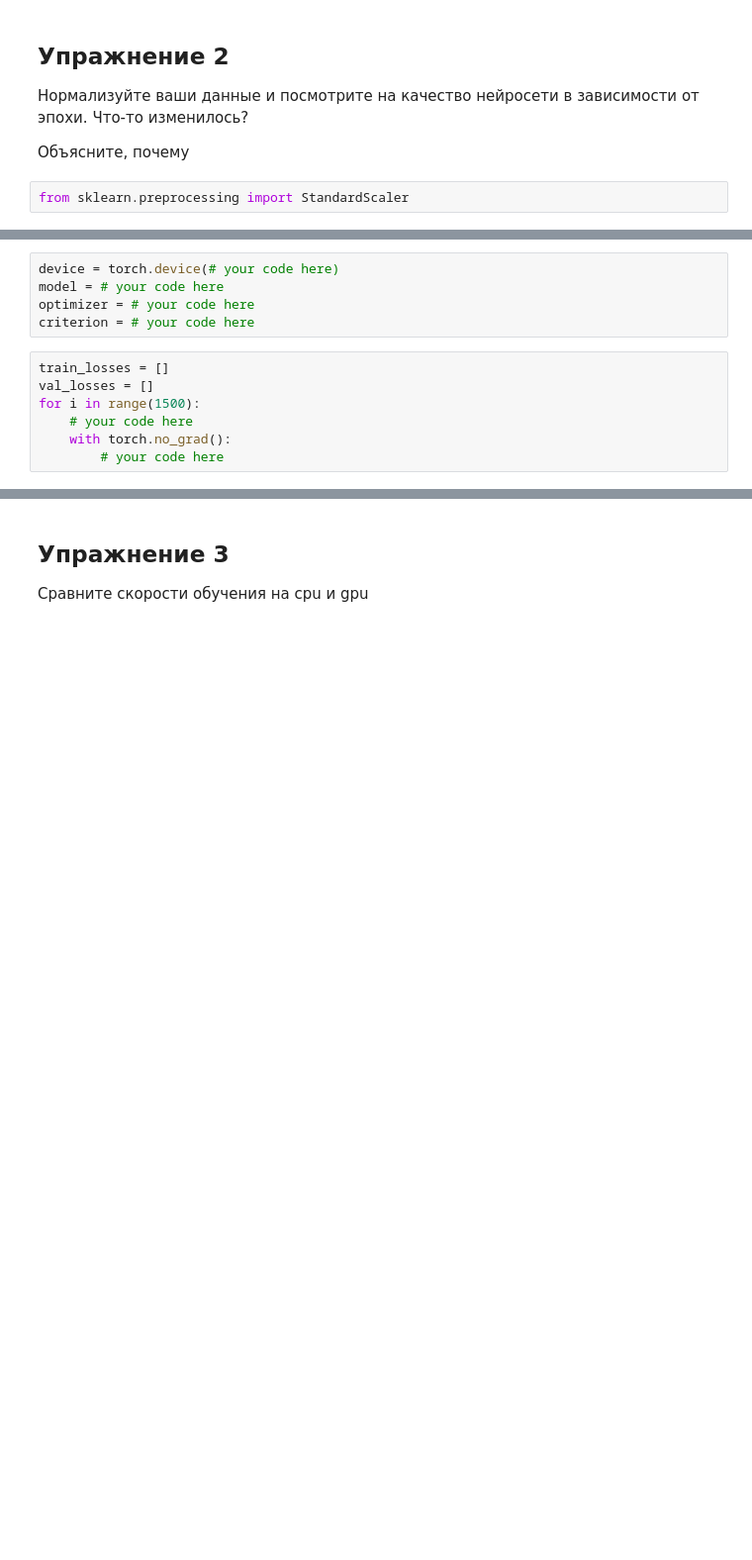
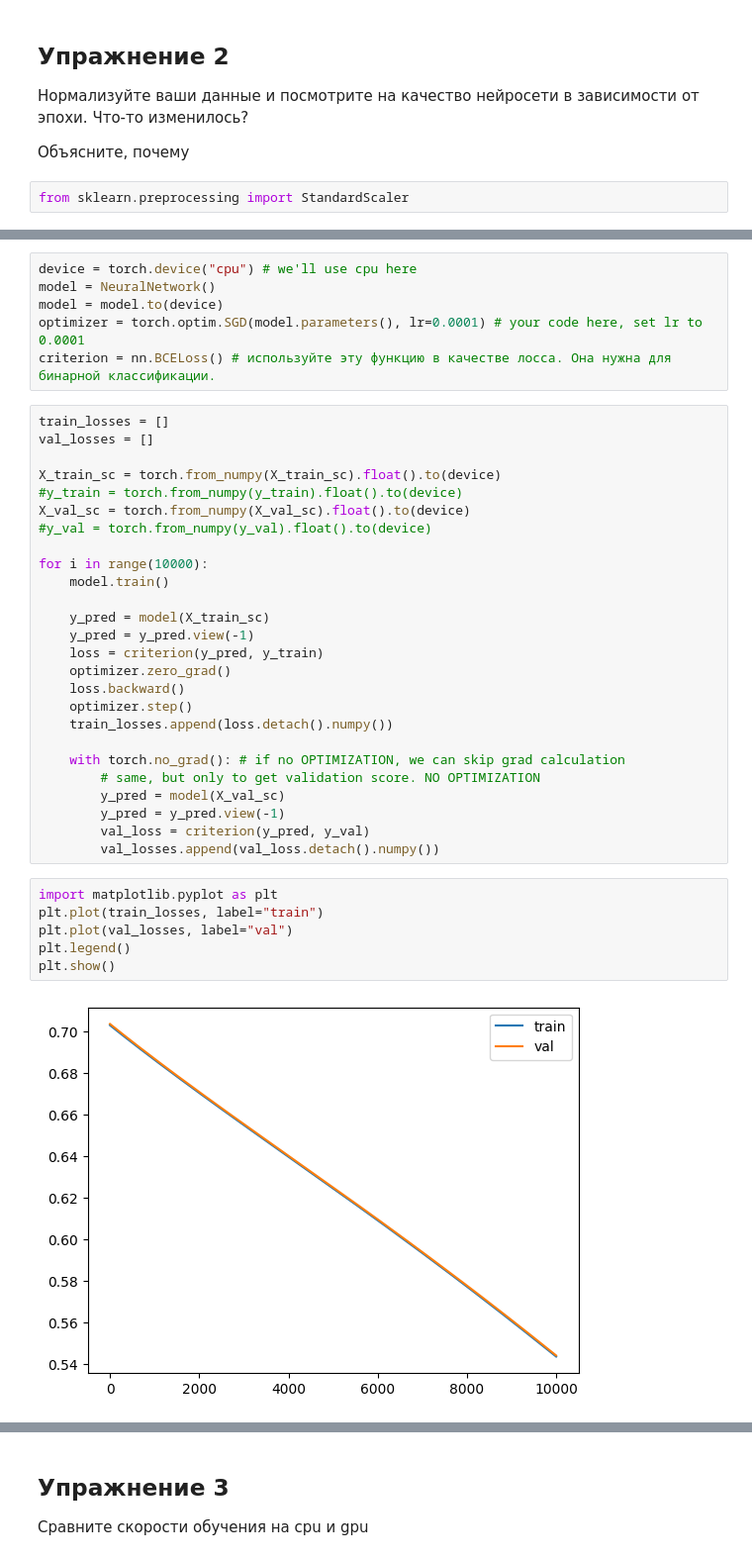
Before and after one commit to Existanze54/sirius-neural-networks-2024, a Jupyter notebook: Practices/02S_Introduction_NNs.ipynb, the cells around one changed output, grey strips where cells are left out. Shown at 99% size. Cells and saved outputs as stored; diff of their text form; blank space fills up the shorter version.

```diff
--- a/Practices/02S_Introduction_NNs.ipynb
+++ b/Practices/02S_Introduction_NNs.ipynb
@@ -107,12 +217,40 @@ X_test_sc = # your code here
-# %%
-device = torch.device(# your code here)
-model = # your code here
-optimizer = # your code here
-criterion = # your code here
-# %%
-train_losses = []
-val_losses = []
-for i in range(1500):
-    # your code here
-    with torch.no_grad():
-        # your code here
+# %%
+device = torch.device("cpu") # we'll use cpu here
+model = NeuralNetwork()
+model = model.to(device)
+optimizer = torch.optim.SGD(model.parameters(), lr=0.0001) # your code here, set lr to 0.0001
+criterion = nn.BCELoss() # используйте эту функцию в качестве лосса. Она нужна для бинарной классификации.
+# %%
+train_losses = []
+val_losses = []
+
+X_train_sc = torch.from_numpy(X_train_sc).float().to(device)
+#y_train = torch.from_numpy(y_train).float().to(device)
+X_val_sc = torch.from_numpy(X_val_sc).float().to(device)
+#y_val = torch.from_numpy(y_val).float().to(device)
+
+for i in range(10000):
+    model.train()
+
+    y_pred = model(X_train_sc)
+    y_pred = y_pred.view(-1)
+    loss = criterion(y_pred, y_train)
+    optimizer.zero_grad()
+    loss.backward()
+    optimizer.step()
+    train_losses.append(loss.detach().numpy())
+
+    with torch.no_grad(): # if no OPTIMIZATION, we can skip grad calculation
+        # same, but only to get validation score. NO OPTIMIZATION
+        y_pred = model(X_val_sc)
+        y_pred = y_pred.view(-1)
+        val_loss = criterion(y_pred, y_val)
+        val_losses.append(val_loss.detach().numpy())
+# %%
+import matplotlib.pyplot as plt
+plt.plot(train_losses, label="train")
+plt.plot(val_losses, label="val")
+plt.legend()
+plt.show()
+# %% [output]
+[figure, added]
```
Also changed, not shown: parts of 38 cells of this notebook.
